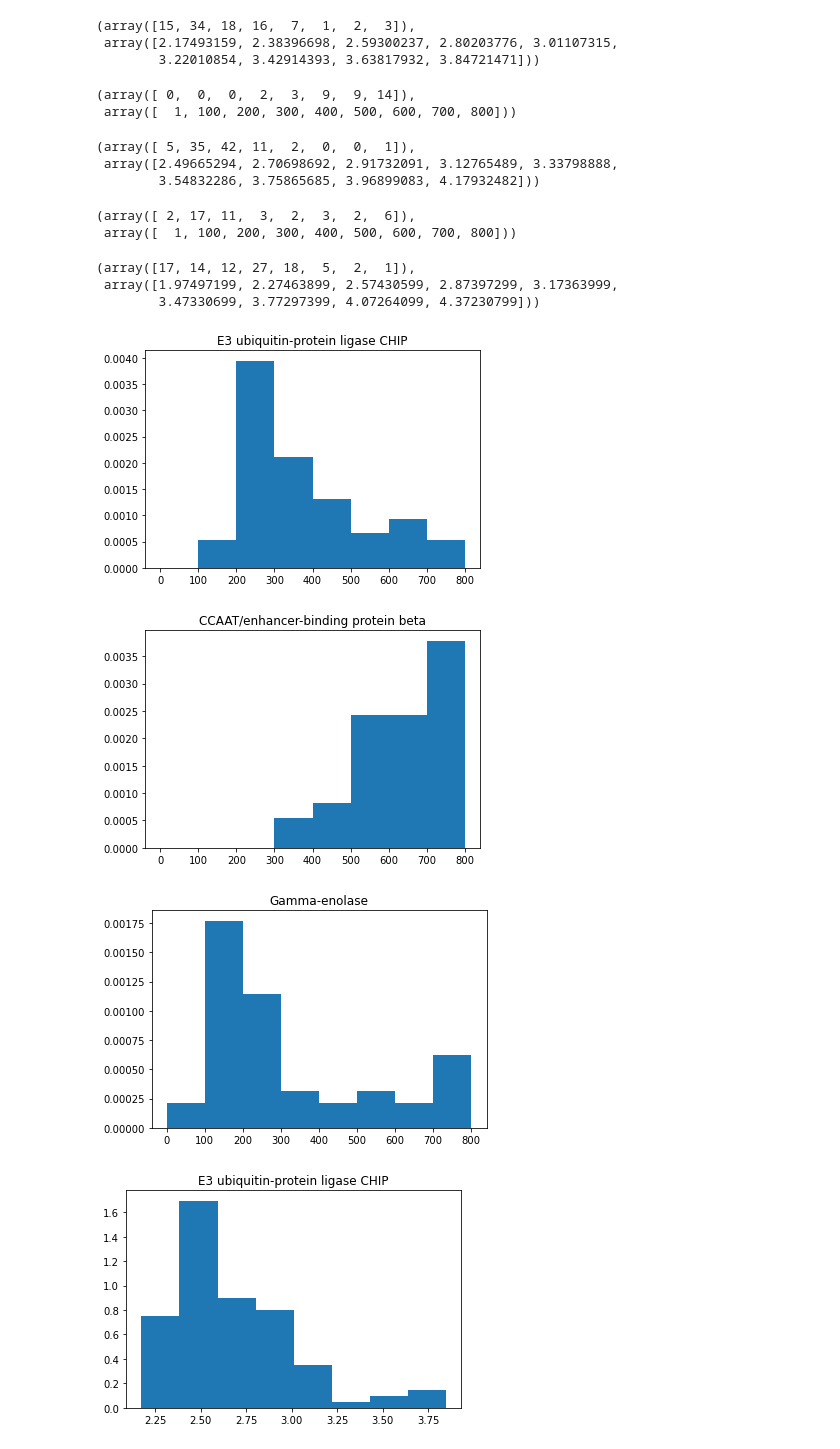
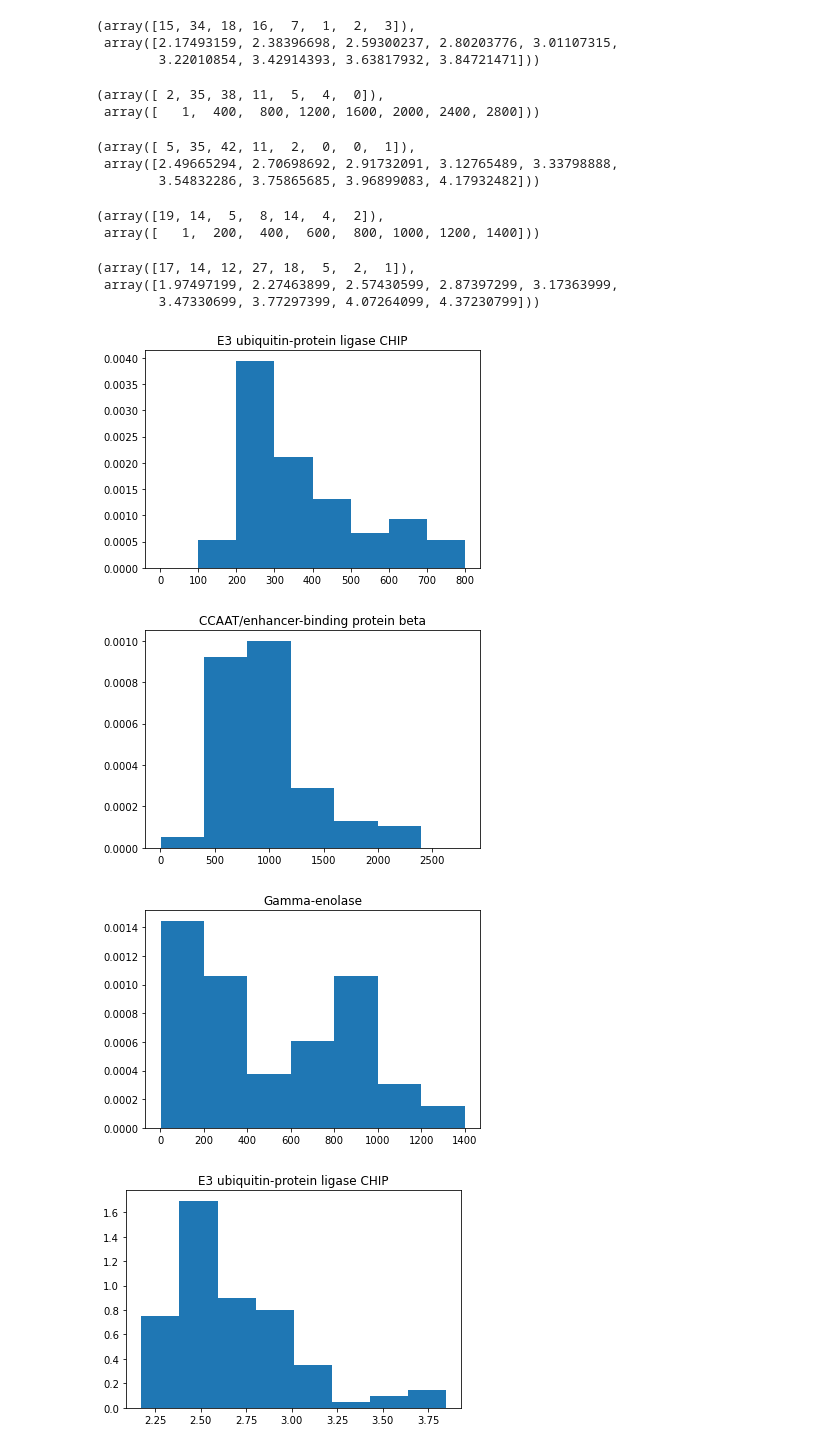
Before and after one commit to knewman55/SAHProject, a Jupyter notebook: SAHData.ipynb, the cells around one changed output. Saved outputs shown, nothing was run; the diff lists cells and outputs as text; code cells hidden in the pictures.

```diff
--- a/SAHData.ipynb
+++ b/SAHData.ipynb
@@ -241,11 +241,11 @@ hist
 # %%
 #CCAAT/enhancer-binding protein beta
 data2 = scipy.stats.norm.rvs(size=100000, loc=0, scale=1.5,random_state=123)
-hist2 = np.histogram(adat_10337_83, bins=[1,100,200,300,400,500,600,700,800])
+hist2 = np.histogram(adat_10337_83, bins=[1,400,800,1200,1600,2000,2400,2800])
 hist2
 # %% [output]
-(array([ 0,  0,  0,  2,  3,  9,  9, 14]),
- array([  1, 100, 200, 300, 400, 500, 600, 700, 800]))
+(array([ 2, 35, 38, 11,  5,  4,  0]),
+ array([   1,  400,  800, 1200, 1600, 2000, 2400, 2800]))
 # %%
 #CCAAT/enhancer-binding protein beta WITH log(10)
 data2 = scipy.stats.norm.rvs(size=100000, loc=0, scale=1.5,random_state=123)
@@ -258,11 +258,11 @@ hist2
 # %%
 #Gamma-enolase
 data3 = scipy.stats.norm.rvs(size=100000, loc=0, scale=1.5,random_state=123)
-hist3 = np.histogram(adat_10339_48, bins=[1,100,200,300,400,500,600,700,800])
+hist3 = np.histogram(adat_10339_48, bins=[1,200,400,600,800,1000,1200,1400])
 hist3
 # %% [output]
-(array([ 2, 17, 11,  3,  2,  3,  2,  6]),
- array([  1, 100, 200, 300, 400, 500, 600, 700, 800]))
+(array([19, 14,  5,  8, 14,  4,  2]),
+ array([   1,  200,  400,  600,  800, 1000, 1200, 1400]))
 # %%
 #Gamma-enolase
 data3 = scipy.stats.norm.rvs(size=100000, loc=0, scale=1.5,random_state=123)
@@ -275,25 +275,26 @@ hist3
 # %%
 import matplotlib.pyplot as plt
 X = np.linspace(-5.0, 5.0, 100)
 fig, ax = plt.subplots()
 ax.set_title("E3 ubiquitin-protein ligase CHIP")
 ax.hist(adat_10336_3, density=True, bins=[1,100,200,300,400,500,600,700,800])
 
+
 fig2, ax2 = plt.subplots()
 ax2.set_title("CCAAT/enhancer-binding protein beta")
-ax2.hist(adat_10337_83, density=True, bins=[1,100,200,300,400,500,600,700,800])
+ax2.hist(adat_10337_83, density=True, bins=[1,400,800,1200,1600,2000,2400,2800])
 
 fig3, ax3 = plt.subplots()
 ax3.set_title("Gamma-enolase")
-ax3.hist(adat_10339_48, density=True, bins=[1,100,200,300,400,500,600,700,800])
+ax3.hist(adat_10339_48, density=True, bins=[1,200,400,600,800,1000,1200,1400])
 
 fig.show()
 fig2.show()
 fig3.show()
 # %% [output]
 [figure]
-[figure, old version]
+[figure, new version]
-[figure, old version]
+[figure, new version]
 # %%
 import matplotlib.pyplot as plt
 X = np.linspace(-5.0, 5.0, 100)
```
Also changed, not shown: parts of 8 cells of this notebook.
